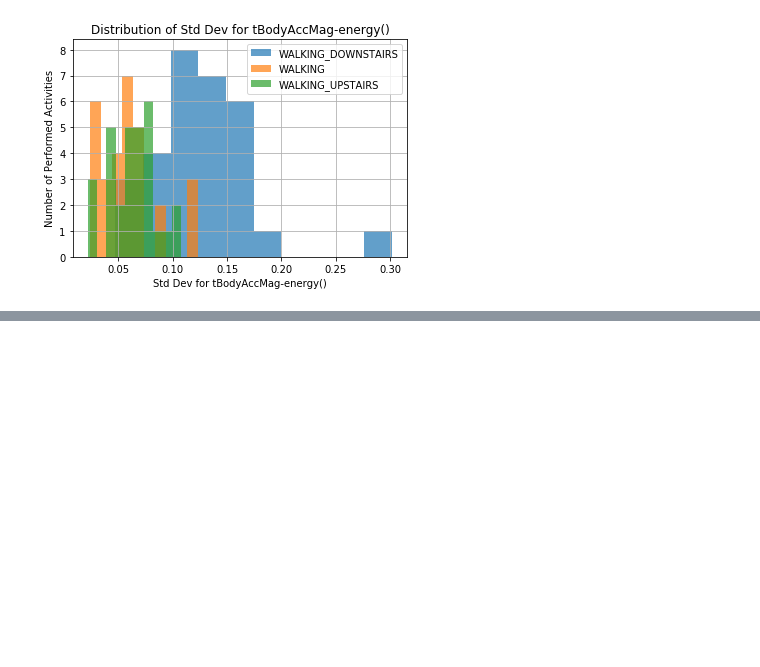
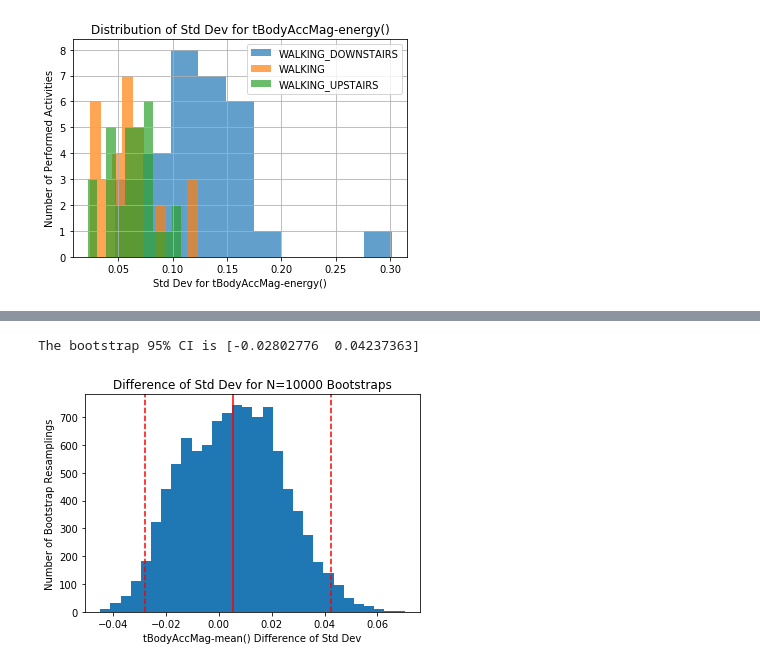
Before and after one commit to s-weisenberg/Data-Science-Projects, a Jupyter notebook: Capstone_Project_2/notebooks/Statistical_Analysis.ipynb, the cells around one changed output, grey strips where cells are left out. Saved outputs shown, nothing was run; the diff lists cells and outputs as text; code cells hidden in the pictures; blank space fills up the shorter version.

```diff
--- a/Capstone_Project_2/notebooks/Statistical_Analysis.ipynb
+++ b/Capstone_Project_2/notebooks/Statistical_Analysis.ipynb
@@ -261,0 +313,10 @@ Since the distributions of std. dev. for either superClass do not meet the norma
+# %%
+# Testing Hypothesis 1
+bootstrap_diff_of_means(superClass_df_stds.loc[0]['tBodyAccMag-mean()'],
+                        superClass_df_stds.loc[1]['tBodyAccMag-mean()'],
+                        'tBodyAccMag-mean()',
+                        'Std Dev',
+                        n=10000)
+# %% [output]
+The bootstrap 95% CI is [-0.02802776  0.04237363]
+[figure, added]
```
Also changed, not shown: parts of 10 cells of this notebook.
